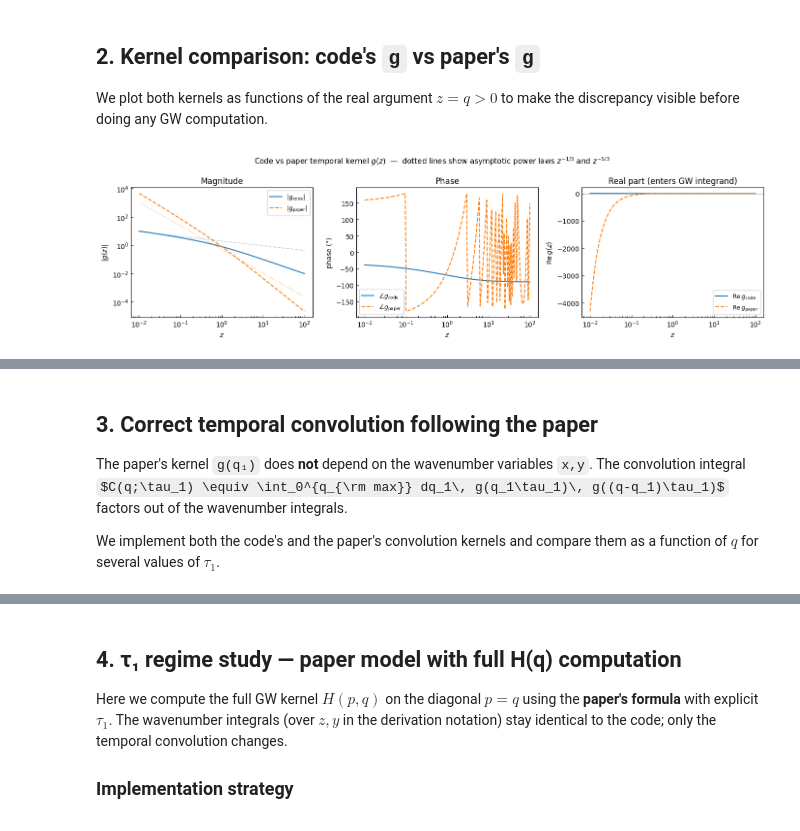
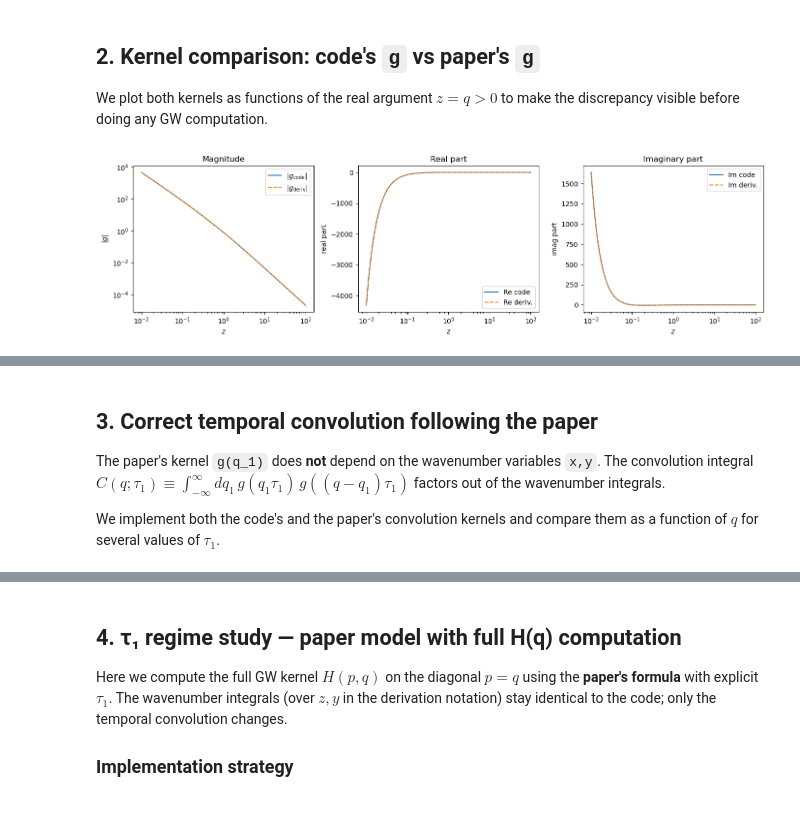
Before and after one commit to shturman99/Polarization-of-Gravitational-Waves, a Jupyter notebook: src/decaying_tau1_study.ipynb, the cells around one changed output, grey strips where cells are left out. Saved outputs shown, nothing was run; the diff lists cells and outputs as text; code cells hidden in the pictures; some formulas as TeX source.

```diff
--- a/src/decaying_tau1_study.ipynb
+++ b/src/decaying_tau1_study.ipynb
@@ -86,73 +62,56 @@ discrepancy visible before doing any GW computation.
 # %%
 # ── Current code kernel (from core.py _g_decaying_scalar) ────────────────────
 @lru_cache(maxsize=4096)
 def g_code(z: complex) -> complex:
-    """Code version: e^{iz} (iz)^{-1/3} Γ(1/3, iz).  (exponent -1/3, +iz argument)"""
+    """Current code version: e^{iz} (-iz)^(-5/3) γ(1/3, -iz)."""
     z = complex(z)
-    arg = 1j * z
-    gamma_upper = mp.gammainc(1.0 / 3.0, arg, mp.inf)
-    return complex(mp.exp(1j * z) * (arg ** (-1.0 / 3.0)) * gamma_upper)
+    neg_iz = -1j * z
+    gamma_lower = mp.gammainc(1.0 / 3.0, neg_iz)
+    return complex(mp.exp(1j * z) * (neg_iz ** (-5.0 / 3.0)) * gamma_lower)
 
 
-# ── Paper kernel (derivation.tex eq. 728) ─────────────────────────────────────
+# ── Derivation kernel (derivation.tex eq. 728) ───────────────────────────────
 @lru_cache(maxsize=4096)
 def g_paper(z: complex) -> complex:
-    """Paper version: e^{iz} (-iz)^{-5/3} Γ(1/3, -iz).  (exponent -5/3, -iz argument)"""
+    """Derivation version: identical to the current code kernel."""
     z = complex(z)
-    neg_iz = -1j * z          # −iz
-    gamma_upper = mp.gammainc(1.0 / 3.0, neg_iz, mp.inf)
-    return complex(mp.exp(1j * z) * (neg_iz ** (-5.0 / 3.0)) * gamma_upper)
+    neg_iz = -1j * z
+    gamma_lower = mp.gammainc(1.0 / 3.0, neg_iz)
+    return complex(mp.exp(1j * z) * (neg_iz ** (-5.0 / 3.0)) * gamma_lower)
 
 
 # ── Evaluate on a grid of real z values ──────────────────────────────────────
 z_vals = np.logspace(-2, 2, 200)
 
 g_c = np.array([g_code(complex(z)) for z in z_vals])
 g_p = np.array([g_paper(complex(z)) for z in z_vals])
 
 fig, axes = plt.subplots(1, 3, figsize=(14, 4))
 
 axes[0].loglog(z_vals, np.abs(g_c), label='$|g_{\\rm code}|$', color='C0')
-axes[0].loglog(z_vals, np.abs(g_p), label='$|g_{\\rm paper}|$', color='C1', ls='--')
-# Asymptotic references
-axes[0].loglog(z_vals, z_vals**(-1/3) * 2, color='C0', lw=0.7, ls=':')
-axes[0].loglog(z_vals, z_vals**(-5/3) * 0.5, color='C1', lw=0.7, ls=':')
-axes[0].set_xlabel('$z$'); axes[0].set_ylabel('$|g(z)|$')
+axes[0].loglog(z_vals, np.abs(g_p), label='$|g_{\\rm deriv}|$', color='C1', ls='--')
+axes[0].set_xlabel('$z$')
+axes[0].set_ylabel('$|g|$')
 axes[0].set_title('Magnitude')
-axes[0].legend(fontsize=9)
-axes[0].tick_params(which='both', direction='in')
+axes[0].legend()
 
-axes[1].semilogx(z_vals, np.angle(g_c, deg=True), label='$\\angle g_{\\rm code}$', color='C0')
-axes[1].semilogx(z_vals, np.angle(g_p, deg=True), label='$\\angle g_{\\rm paper}$', color='C1', ls='--')
-axes[1].set_xlabel('$z$'); axes[1].set_ylabel('phase (°)')
-axes[1].set_title('Phase')
-axes[1].legend(fontsize=9)
-axes[1].tick_params(which='both', direction='in')
+axes[1].semilogx(z_vals, g_c.real, label='Re code', color='C0')
+axes[1].semilogx(z_vals, g_p.real, label='Re deriv.', color='C1', ls='--')
+axes[1].set_xlabel('$z$')
+axes[1].set_ylabel('real part')
+axes[1].set_title('Real part')
+axes[1].legend()
 
-# Real parts (what actually enters the GW integrand)
-axes[2].semilogx(z_vals, g_c.real, label='$\\mathrm{Re}\\,g_{\\rm code}$', color='C0')
-axes[2].semilogx(z_vals, g_p.real, label='$\\mathrm{Re}\\,g_{\\rm paper}$', color='C1', ls='--')
-axes[2].axhline(0, color='0.5', lw=0.5)
-axes[2].set_xlabel('$z$'); axes[2].set_ylabel('$\\mathrm{Re}\\,g(z)$')
-axes[2].set_title('Real part (enters GW integrand)')
-axes[2].legend(fontsize=9)
-axes[2].tick_params(which='both', direction='in')
+axes[2].semilogx(z_vals, g_c.imag, label='Im code', color='C0')
+axes[2].semilogx(z_vals, g_p.imag, label='Im deriv.', color='C1', ls='--')
+axes[2].set_xlabel('$z$')
+axes[2].set_ylabel('imag part')
+axes[2].set_title('Imaginary part')
+axes[2].legend()
 
-fig.suptitle(
-    r'Code vs paper temporal kernel $g(z)$  —  '
-    r'dotted lines show asymptotic power laws $z^{-1/3}$ and $z^{-5/3}$',
-    fontsize=11)
 fig.tight_layout()
 plt.show()
-fig.savefig(os.path.join(out_dir, 'tau1_kernel_comparison.pdf'))
-print('Saved: tau1_kernel_comparison.pdf')
 
-# Print numerical values at a few key points
-print('\nNumerical comparison at selected z:')
-print(f'{"z":>8}  {"  |g_code|":>12}  {"  |g_paper|":>12}  {"ratio":>8}')
-for z in [0.01, 0.1, 1.0, 10.0, 100.0]:
-    gc = abs(g_code(complex(z)))
-    gp = abs(g_paper(complex(z)))
-    print(f'{z:8.2f}  {gc:12.4e}  {gp:12.4e}  {gc/gp:8.3f}')
+print('max |g_code - g_paper| =', np.max(np.abs(g_c - g_p)))
 # %% [output]
-[figure, old version]
+[figure, new version]
@@ -168,8 +119,9 @@ Numerical comparison at selected z:
 # %% [markdown]
 ## 3. Correct temporal convolution following the paper
 
-The paper's kernel `g(q₁)` does **not** depend on the wavenumber variables `x,y`.
-The convolution integral $C(q;\tau_1) \equiv \int_0^{q_{\rm max}} dq_1\, g(q_1\tau_1)\, g((q-q_1)\tau_1)$
+The paper's kernel `g(q_1)` does **not** depend on the wavenumber variables `x,y`.
+The convolution integral
+$C(q;\tau_1) \equiv \int_{-\infty}^{\infty} dq_1\, g(q_1\tau_1)\, g((q-q_1)\tau_1)$
 factors out of the wavenumber integrals.
 
 We implement both the code's and the paper's convolution kernels and compare them as a
```
Also changed, not shown: parts of 9 cells of this notebook, 34 other files.
